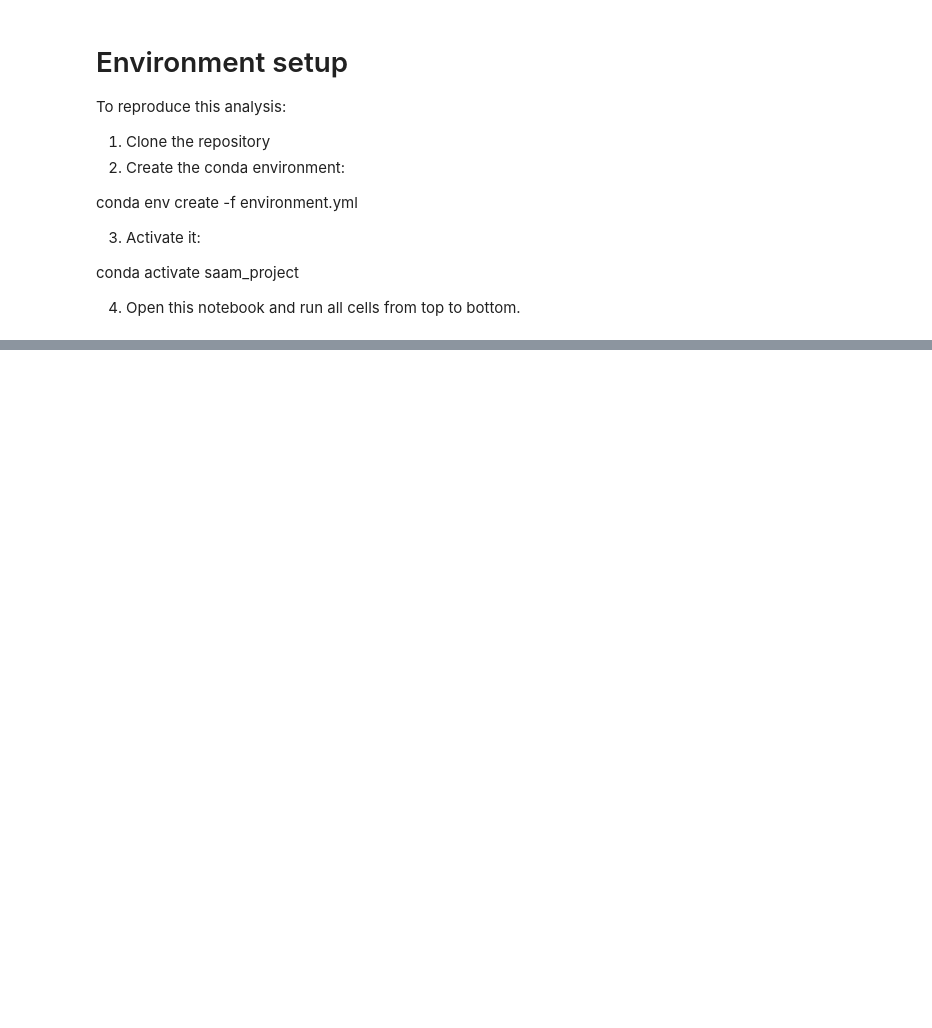
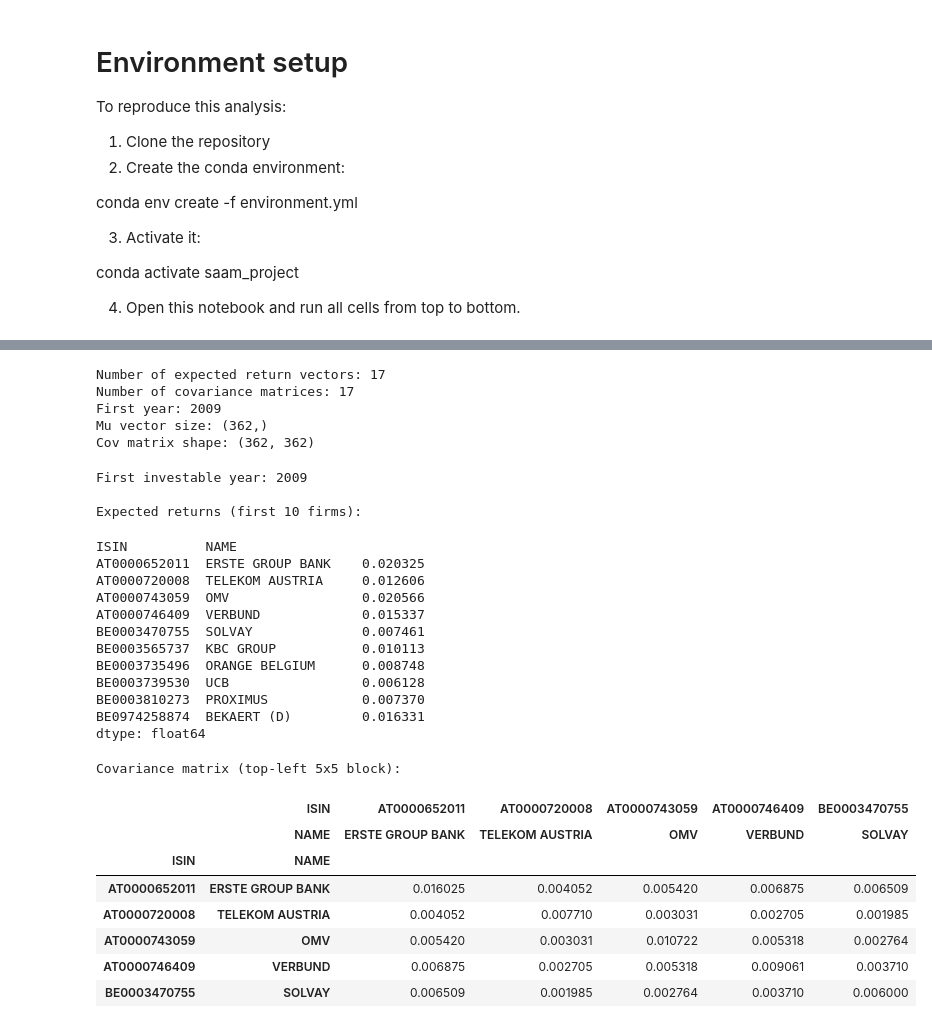
Before and after one commit to BottiAlessandro/SAAM-Project, a Jupyter notebook: notebooks/saam_analysis.ipynb, the cells around one changed output, grey strips where cells are left out. Saved outputs shown, nothing was run; the diff lists cells and outputs as text; code cells hidden in the pictures; blank space fills up the shorter version.

Commit message:
Update notebook – finished Step 2.1 investment set and rolling moments

```diff
--- a/notebooks/saam_analysis.ipynb
+++ b/notebooks/saam_analysis.ipynb
@@ -52,0 +305,72 @@ returns.iloc[:, :5]
+# %%
+mu_by_year = {}
+cov_by_year = {}
+returns_window_by_year = {}
+
+for Y, firms in investment_sets.items():
+    # December date associated with year Y
+    dec_date = pd.Timestamp(f"{Y}-12-31")
+
+    # Rolling 10-year window = 120 months up to end of year Y
+    window_start = dec_date - pd.DateOffset(months=119)
+    window_returns = returns_wide.loc[firms, window_start:dec_date].copy()
+
+    # Store returns window for later use in portfolio construction
+    returns_window_by_year[Y] = window_returns
+
+    # Expected returns: average over available monthly returns
+    mu_y = window_returns.mean(axis=1)
+
+    # Covariance matrix
+    cov_y = window_returns.T.cov()
+
+    mu_by_year[Y] = mu_y
+    cov_by_year[Y] = cov_y
+
+print("Number of expected return vectors:", len(mu_by_year))
+print("Number of covariance matrices:", len(cov_by_year))
+
+first_year = list(mu_by_year.keys())[0]
+print("First year:", first_year)
+print("Mu vector size:", mu_by_year[first_year].shape)
+print("Cov matrix shape:", cov_by_year[first_year].shape)
+# %% [output]
+Number of expected return vectors: 17
+Number of covariance matrices: 17
+First year: 2009
+Mu vector size: (362,)
+Cov matrix shape: (362, 362)
+# %%
+first_year = list(mu_by_year.keys())[0]
+
+print("First investable year:", first_year)
+print("\nExpected returns (first 10 firms):")
+display(mu_by_year[first_year].head(10))
+
+print("\nCovariance matrix (top-left 5x5 block):")
+display(cov_by_year[first_year].iloc[:5, :5])
+# %% [output]
+First investable year: 2009
+
+Expected returns (first 10 firms):
+ISIN          NAME
+AT0000652011  ERSTE GROUP BANK    0.020325
+AT0000720008  TELEKOM AUSTRIA     0.012606
+AT0000743059  OMV                 0.020566
+AT0000746409  VERBUND             0.015337
+BE0003470755  SOLVAY              0.007461
+BE0003565737  KBC GROUP           0.010113
+BE0003735496  ORANGE BELGIUM      0.008748
+BE0003739530  UCB                 0.006128
+BE0003810273  PROXIMUS            0.007370
+BE0974258874  BEKAERT (D)         0.016331
+dtype: float64
+Covariance matrix (top-left 5x5 block):
+|  | ISIN | AT0000652011 | AT0000720008 | AT0000743059 | AT0000746409 | BE0003470755 |
+|  | NAME | ERSTE GROUP BANK | TELEKOM AUSTRIA | OMV | VERBUND | SOLVAY |
+| ISIN | NAME |  |  |  |  |  |
+| AT0000652011 | ERSTE GROUP BANK | 0.016025 | 0.004052 | 0.005420 | 0.006875 | 0.006509 |
+| AT0000720008 | TELEKOM AUSTRIA | 0.004052 | 0.007710 | 0.003031 | 0.002705 | 0.001985 |
+| AT0000743059 | OMV | 0.005420 | 0.003031 | 0.010722 | 0.005318 | 0.002764 |
+| AT0000746409 | VERBUND | 0.006875 | 0.002705 | 0.005318 | 0.009061 | 0.003710 |
+| BE0003470755 | SOLVAY | 0.006509 | 0.001985 | 0.002764 | 0.003710 | 0.006000 |
```
Also changed, not shown: parts of 17 cells of this notebook.
